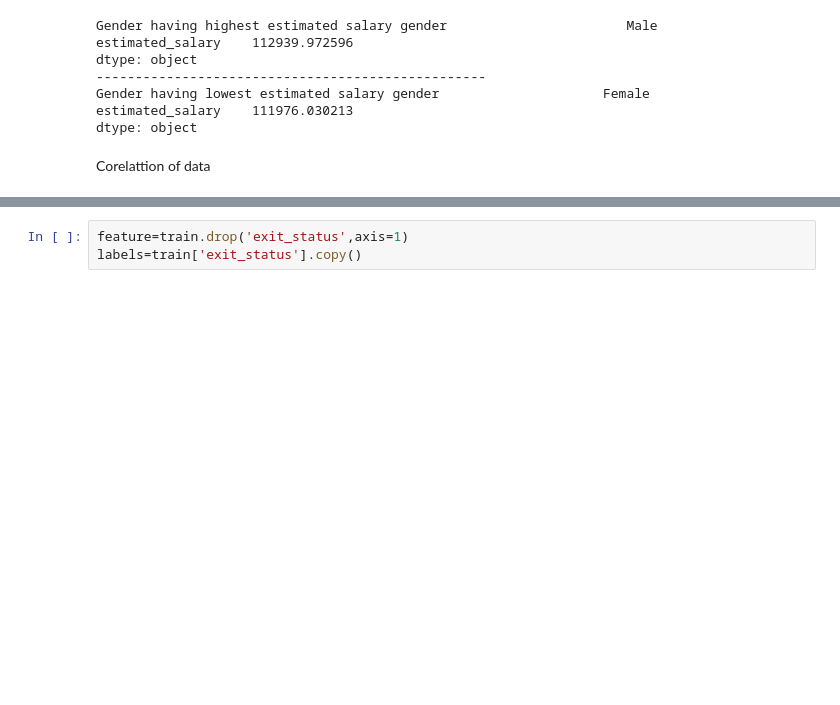
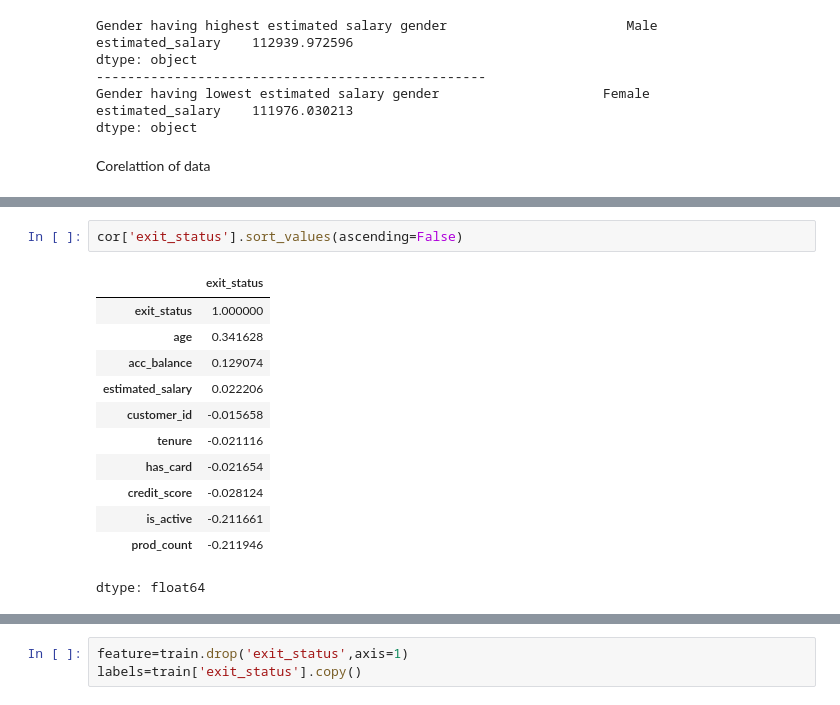
Before and after one commit to 22f2000792/MLP-prac, a Jupyter notebook: KA2.ipynb, the cells around one changed output, grey strips where cells are left out. Drawn from its saved outputs; the diff is of its cells as text; blank space fills up the shorter version.

```diff
--- a/KA2.ipynb
+++ b/KA2.ipynb
@@ -227,3 +244,18 @@ cor
+# %%
+cor['exit_status'].sort_values(ascending=False)
+# %% [output]
+|  | exit_status |
+| exit_status | 1.000000 |
+| age | 0.341628 |
+| acc_balance | 0.129074 |
+| estimated_salary | 0.022206 |
+| customer_id | -0.015658 |
+| tenure | -0.021116 |
+| has_card | -0.021654 |
+| credit_score | -0.028124 |
+| is_active | -0.211661 |
+| prod_count | -0.211946 |
+dtype: float64
 # %%
 plt.figure(figsize=(10,8))
 sns.heatmap(cor,annot=True)
```
Also changed, not shown: parts of 21 cells of this notebook.
